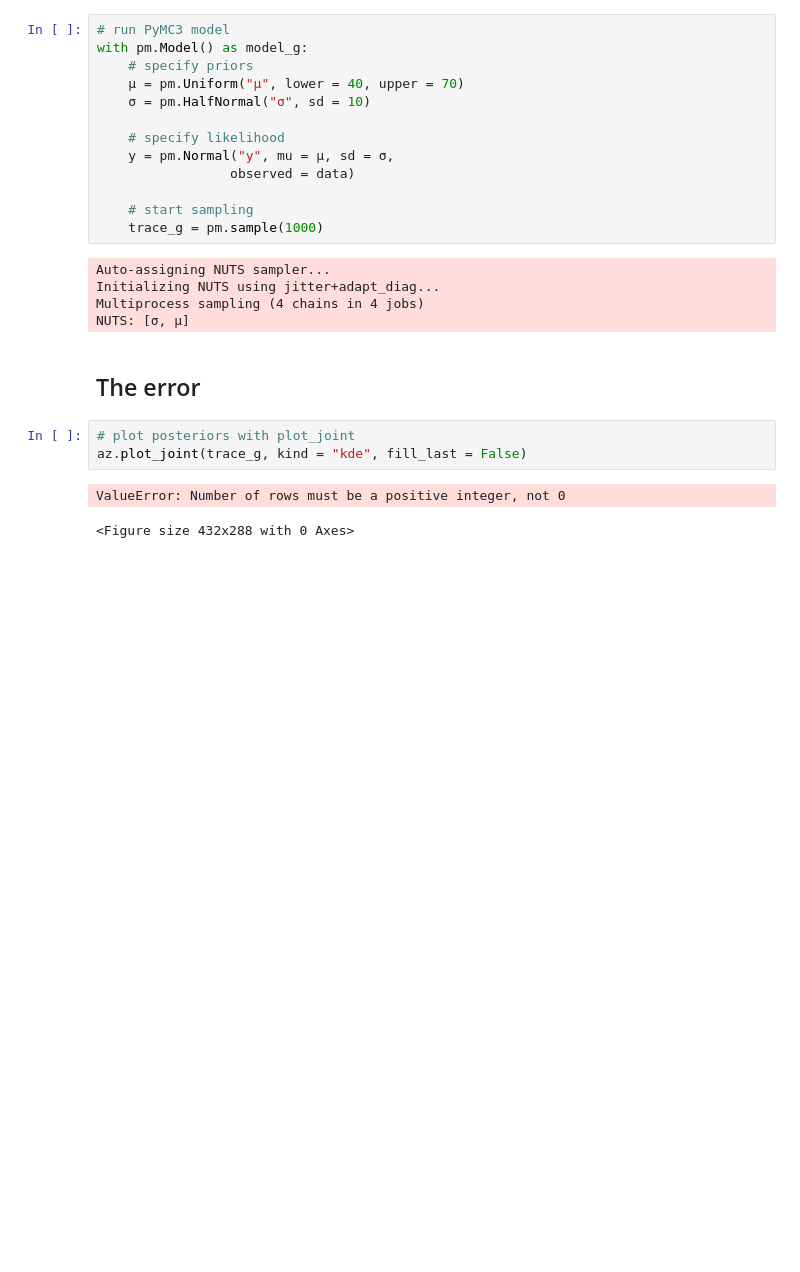
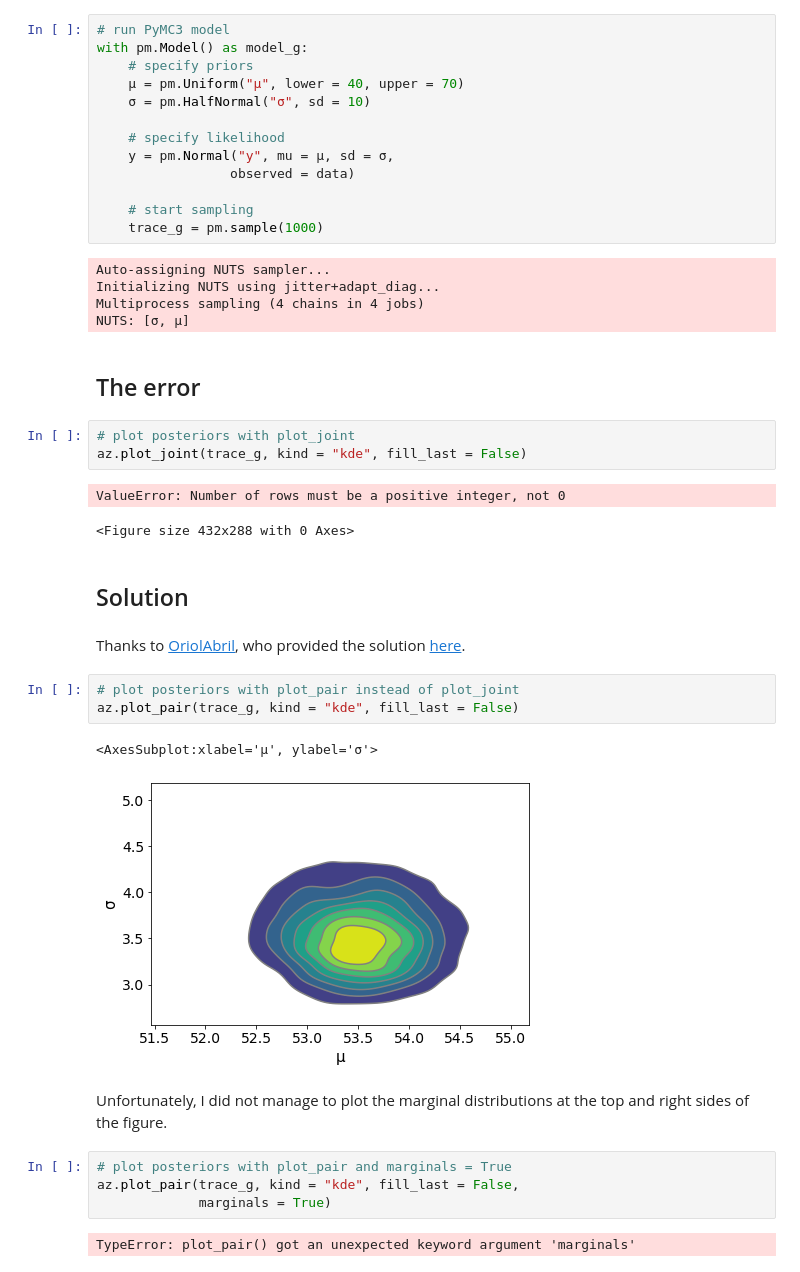
Before and after one commit to PHJT003/sos, a Jupyter notebook: arviz/az.plot_joint.ipynb, the cells around one changed output. Drawn from its saved outputs; the diff is of its cells as text; blank space fills up the shorter version.

Commit message:
used plot_pair() as suggested, no marginal dists

```diff
--- a/arviz/az.plot_joint.ipynb
+++ b/arviz/az.plot_joint.ipynb
@@ -44,3 +44,21 @@ az.plot_joint(trace_g, kind = "kde", fill_last = False)
 # %% [output]
 ValueError: Number of rows must be a positive integer, not 0
 <Figure size 432x288 with 0 Axes>
+# %% [markdown]
+## Solution
+# %% [markdown]
+Thanks to [OriolAbril](https://github.com/OriolAbril), who provided the solution [here](https://github.com/arviz-devs/arviz/issues/1633#issuecomment-807308617).
+# %%
+# plot posteriors with plot_pair instead of plot_joint
+az.plot_pair(trace_g, kind = "kde", fill_last = False)
+# %% [output]
+<AxesSubplot:xlabel='μ', ylabel='σ'>
+[figure, added]
+# %% [markdown]
+Unfortunately, I did not manage to plot the marginal distributions at the top and right sides of the figure.
+# %%
+# plot posteriors with plot_pair and marginals = True
+az.plot_pair(trace_g, kind = "kde", fill_last = False,
+             marginals = True)
+# %% [output]
+TypeError: plot_pair() got an unexpected keyword argument 'marginals'
```
